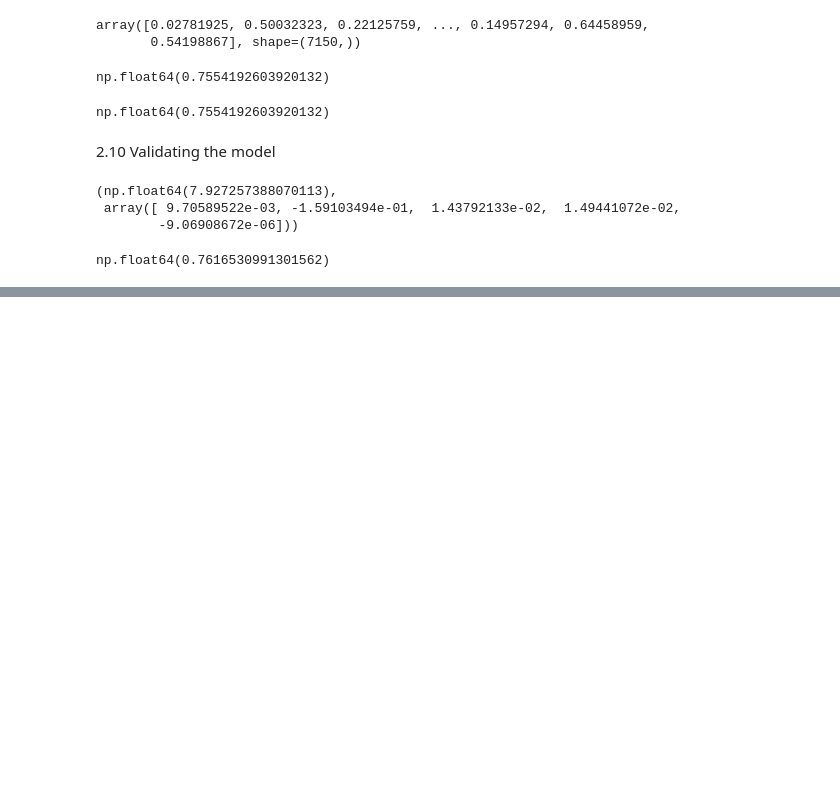
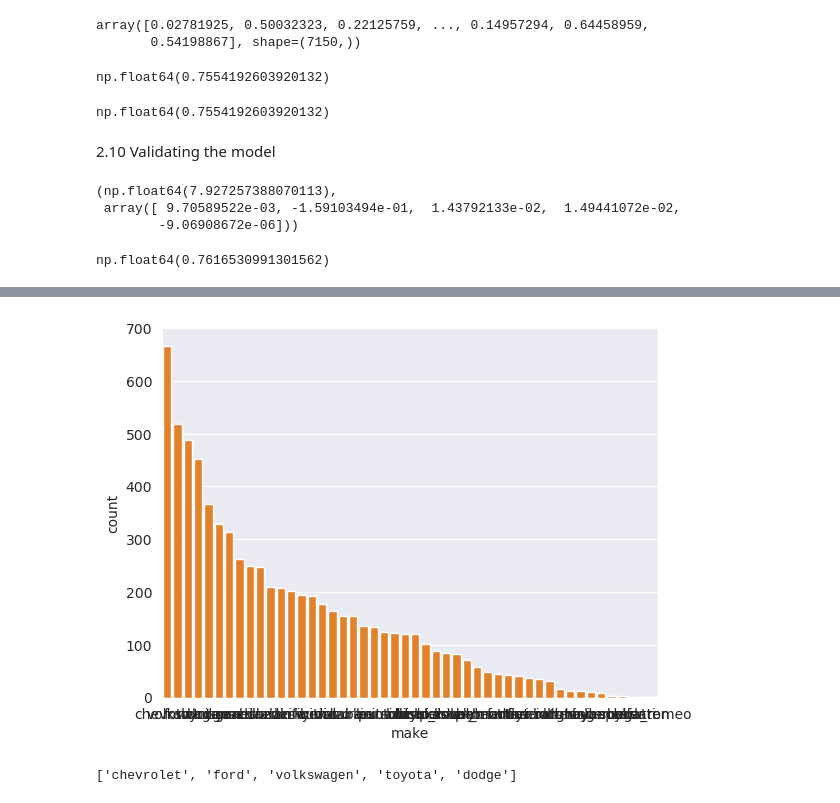
Before and after one commit to pawara101/ml_zoomcamp, a Jupyter notebook: Week-02/02-price-prediction.ipynb, the cells around one changed output, grey strips where cells are left out. Drawn from its saved outputs; the diff is of its cells as text; code cells hidden in the pictures; blank space fills up the shorter version.

```diff
--- a/Week-02/02-price-prediction.ipynb
+++ b/Week-02/02-price-prediction.ipynb
@@ -561,0 +671,3 @@ np.float64(0.7616530991301562)
+# %%
+for v in [2,3,4]:
+    data_train[f'num_doors_{v}'] = (data_train.number_of_doors == v).astype('int')
@@ -561,0 +750,9 @@ np.float64(0.7616530991301562)
+# %%
+sns.barplot(data_train.make.value_counts())
+plt.show()
+# %% [output]
+[figure, added]
+# %%
+list(data_train.make.value_counts().head().index)
+# %% [output]
+['chevrolet', 'ford', 'volkswagen', 'toyota', 'dodge']
```
Also changed, not shown: parts of 23 cells of this notebook, 1 other file.
